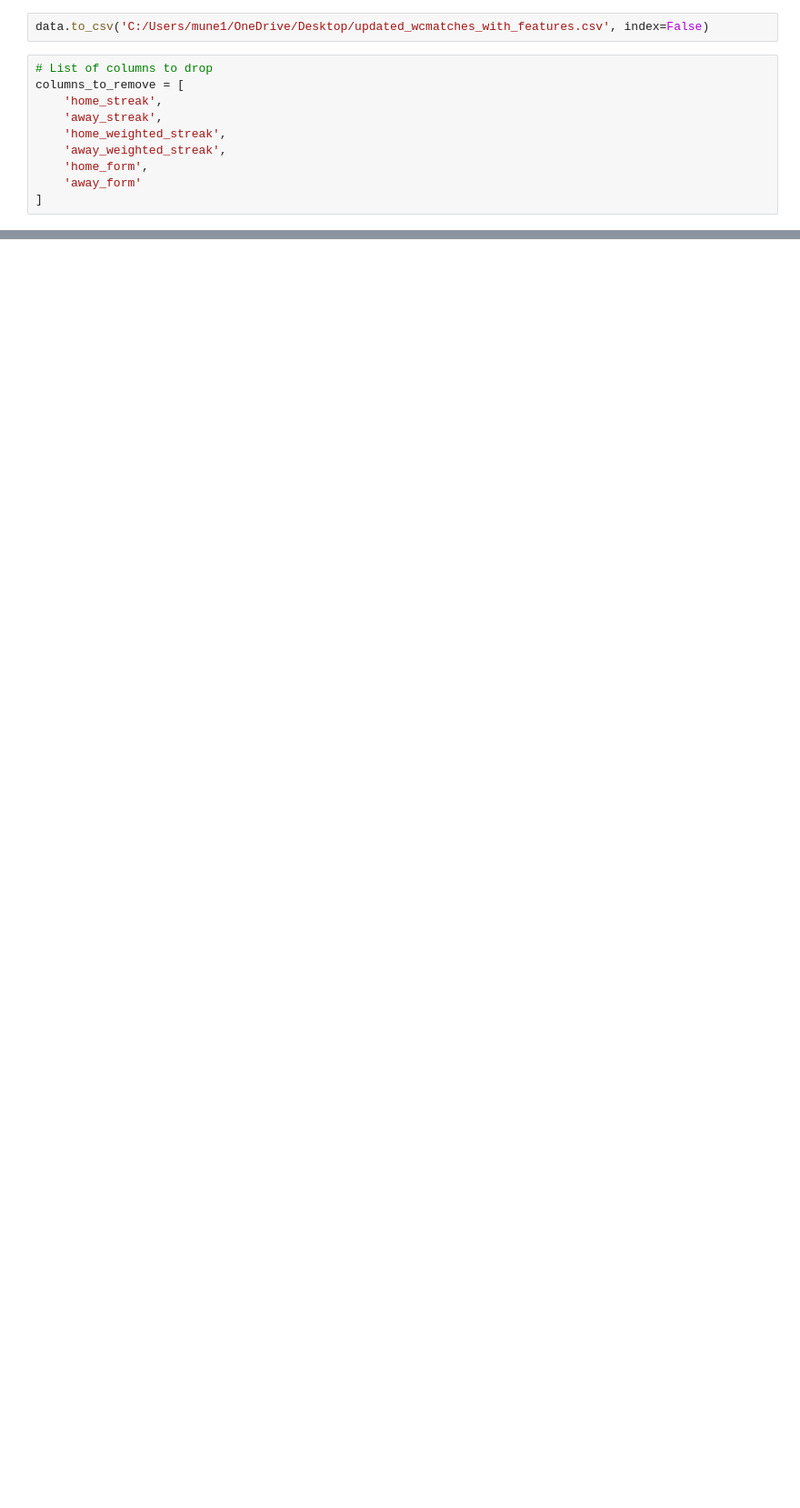
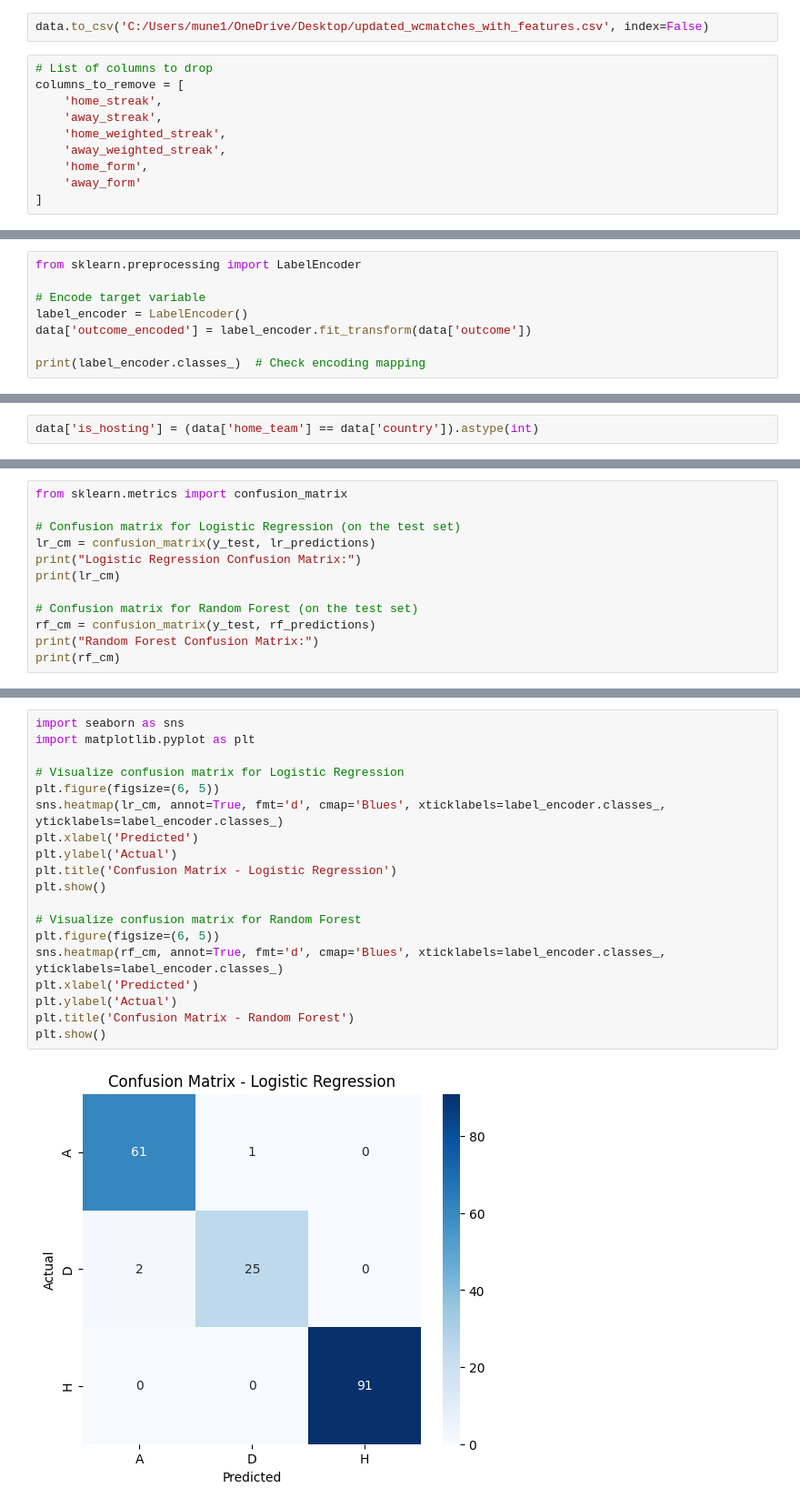
Before and after one commit to munirgulam/ml-project, a Jupyter notebook: ml-project.ipynb, the cells around one changed output, grey strips where cells are left out. Shown: that part at 91% size. Saved outputs shown, nothing was run; the diff lists cells and outputs as text; blank space fills up the shorter version.

```diff
--- a/ml-project.ipynb
+++ b/ml-project.ipynb
@@ -423,0 +707,8 @@ data.to_csv('C:/Users/mune1/OneDrive/Desktop/updated_wcmatches_with_features.csv
+# %%
+from sklearn.preprocessing import LabelEncoder
+
+# Encode target variable
+label_encoder = LabelEncoder()
+data['outcome_encoded'] = label_encoder.fit_transform(data['outcome'])
+
+print(label_encoder.classes_)  # Check encoding mapping
@@ -423,0 +717,2 @@ data.to_csv('C:/Users/mune1/OneDrive/Desktop/updated_wcmatches_with_features.csv
+# %%
+data['is_hosting'] = (data['home_team'] == data['country']).astype(int)
@@ -423,0 +928,12 @@ data.to_csv('C:/Users/mune1/OneDrive/Desktop/updated_wcmatches_with_features.csv
+# %%
+from sklearn.metrics import confusion_matrix
+
+# Confusion matrix for Logistic Regression (on the test set)
+lr_cm = confusion_matrix(y_test, lr_predictions)
+print("Logistic Regression Confusion Matrix:")
+print(lr_cm)
+
+# Confusion matrix for Random Forest (on the test set)
+rf_cm = confusion_matrix(y_test, rf_predictions)
+print("Random Forest Confusion Matrix:")
+print(rf_cm)
@@ -423,0 +949,21 @@ data.to_csv('C:/Users/mune1/OneDrive/Desktop/updated_wcmatches_with_features.csv
+# %%
+import seaborn as sns
+import matplotlib.pyplot as plt
+
+# Visualize confusion matrix for Logistic Regression
+plt.figure(figsize=(6, 5))
+sns.heatmap(lr_cm, annot=True, fmt='d', cmap='Blues', xticklabels=label_encoder.classes_, yticklabels=label_encoder.classes_)
+plt.xlabel('Predicted')
+plt.ylabel('Actual')
+plt.title('Confusion Matrix - Logistic Regression')
+plt.show()
+
+# Visualize confusion matrix for Random Forest
+plt.figure(figsize=(6, 5))
+sns.heatmap(rf_cm, annot=True, fmt='d', cmap='Blues', xticklabels=label_encoder.classes_, yticklabels=label_encoder.classes_)
+plt.xlabel('Predicted')
+plt.ylabel('Actual')
+plt.title('Confusion Matrix - Random Forest')
+plt.show()
+# %% [output]
+[figure, added]
```
Also changed, not shown: parts of 25 cells of this notebook.
